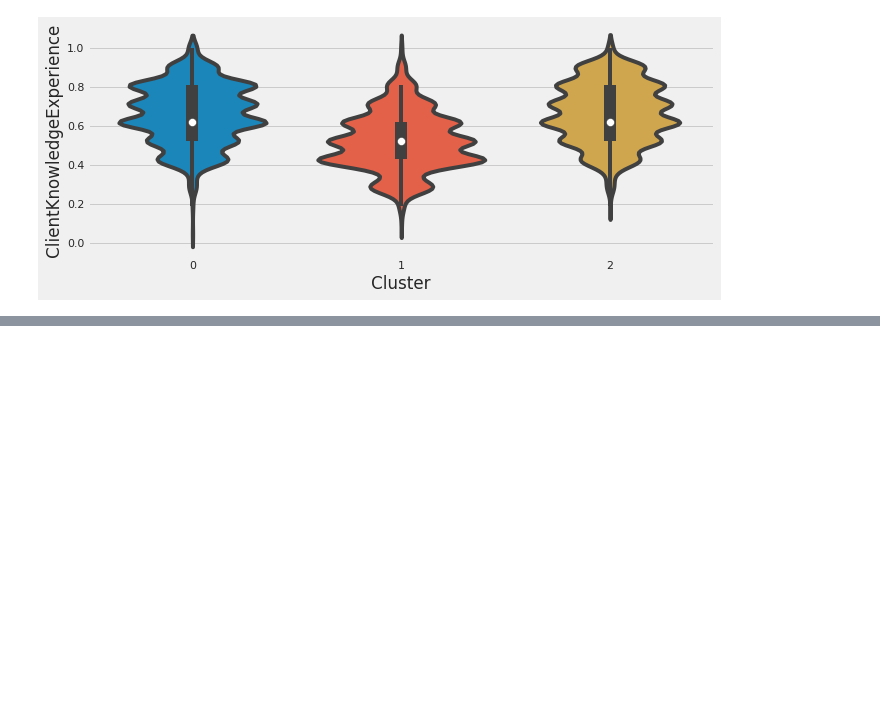
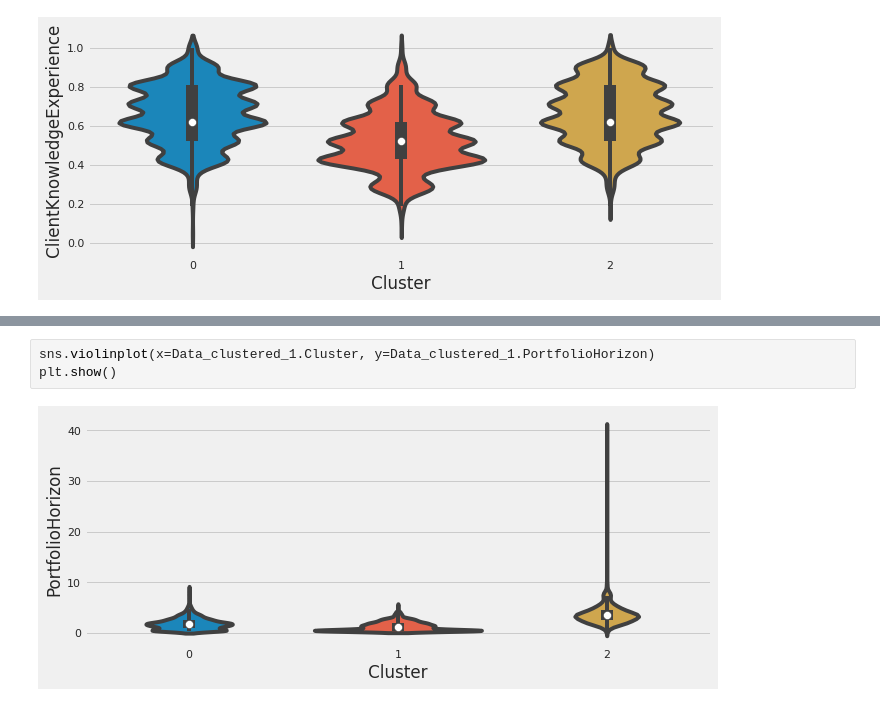
Before and after one commit to ennio-guzman/DataScienceLab, a Jupyter notebook: Data_science_lab.ipynb, the cells around one changed output, grey strips where cells are left out. Saved outputs shown, nothing was run; the diff lists cells and outputs as text; blank space fills up the shorter version.

```diff
--- a/Data_science_lab.ipynb
+++ b/Data_science_lab.ipynb
@@ -358,0 +356,5 @@ plt.show()
+# %%
+sns.violinplot(x=Data_clustered_1.Cluster, y=Data_clustered_1.PortfolioHorizon)
+plt.show()
+# %% [output]
+[figure, added]
```
Also changed, not shown: parts of 3 cells of this notebook.
